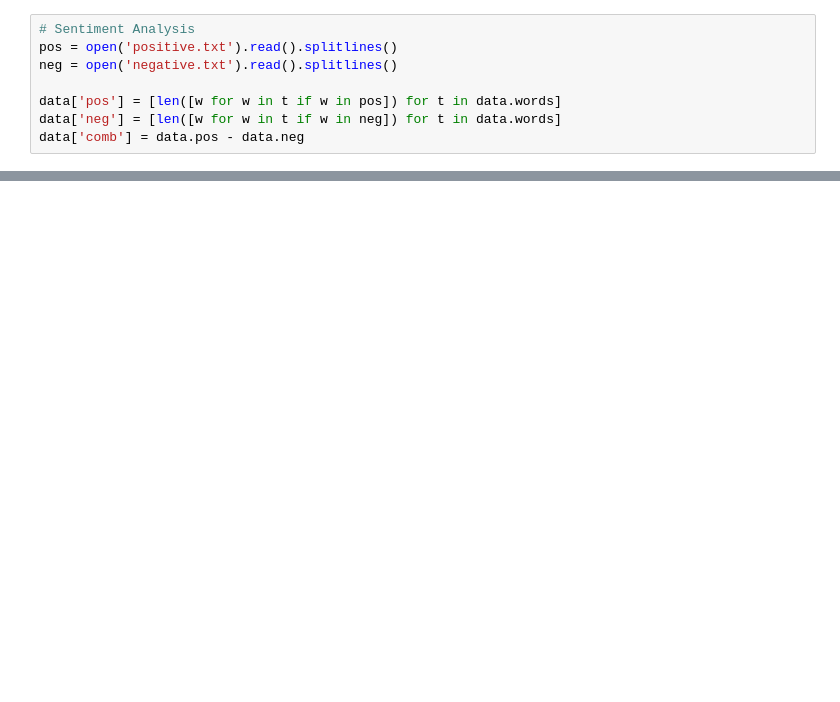
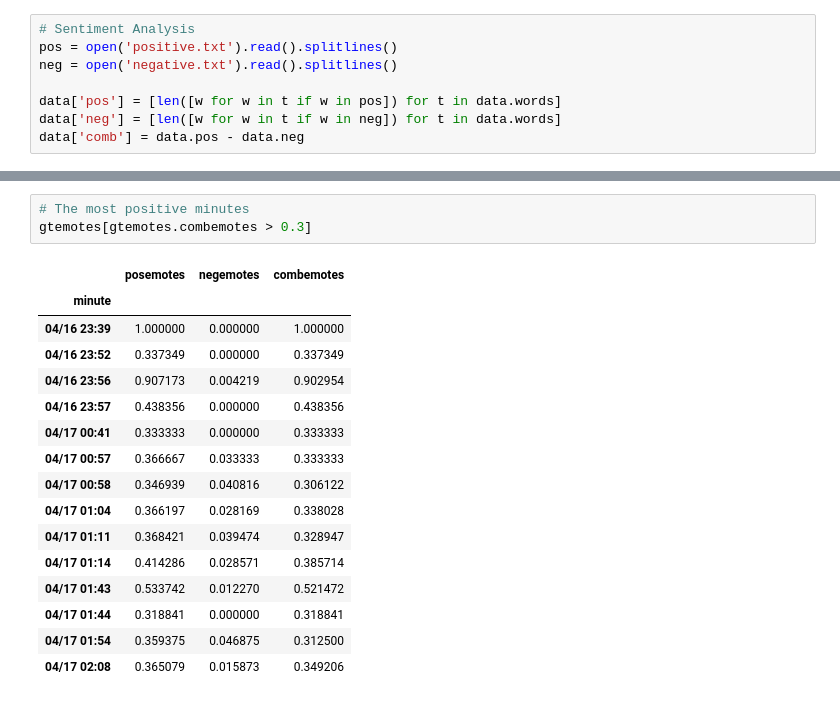
Before and after one commit to jordandeang/twitch-chat-analysis, a Jupyter notebook: sentiment-analysis.ipynb, the cells around one changed output, grey strips where cells are left out. Saved outputs shown, nothing was run; the diff lists cells and outputs as text; blank space fills up the shorter version.

```diff
--- a/sentiment-analysis.ipynb
+++ b/sentiment-analysis.ipynb
@@ -106,0 +121,20 @@ Name: emotes, dtype: object
+# %%
+# The most positive minutes
+gtemotes[gtemotes.combemotes > 0.3]
+# %% [output]
+|  | posemotes | negemotes | combemotes |
+| minute |  |  |  |
+| 04/16 23:39 | 1.000000 | 0.000000 | 1.000000 |
+| 04/16 23:52 | 0.337349 | 0.000000 | 0.337349 |
+| 04/16 23:56 | 0.907173 | 0.004219 | 0.902954 |
+| 04/16 23:57 | 0.438356 | 0.000000 | 0.438356 |
+| 04/17 00:41 | 0.333333 | 0.000000 | 0.333333 |
+| 04/17 00:57 | 0.366667 | 0.033333 | 0.333333 |
+| 04/17 00:58 | 0.346939 | 0.040816 | 0.306122 |
+| 04/17 01:04 | 0.366197 | 0.028169 | 0.338028 |
+| 04/17 01:11 | 0.368421 | 0.039474 | 0.328947 |
+| 04/17 01:14 | 0.414286 | 0.028571 | 0.385714 |
+| 04/17 01:43 | 0.533742 | 0.012270 | 0.521472 |
+| 04/17 01:44 | 0.318841 | 0.000000 | 0.318841 |
+| 04/17 01:54 | 0.359375 | 0.046875 | 0.312500 |
+| 04/17 02:08 | 0.365079 | 0.015873 | 0.349206 |
```
Also changed, not shown: parts of 12 cells of this notebook, 2 other files.
